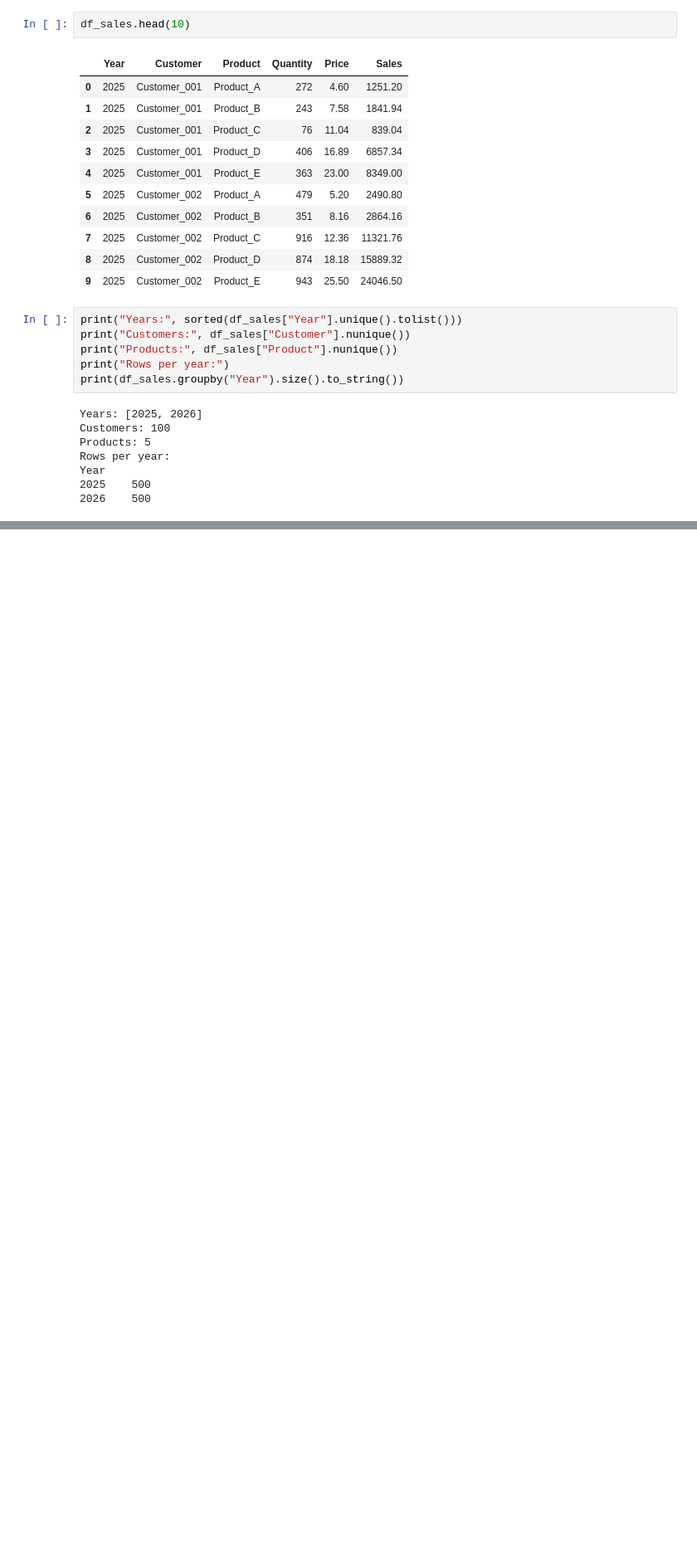
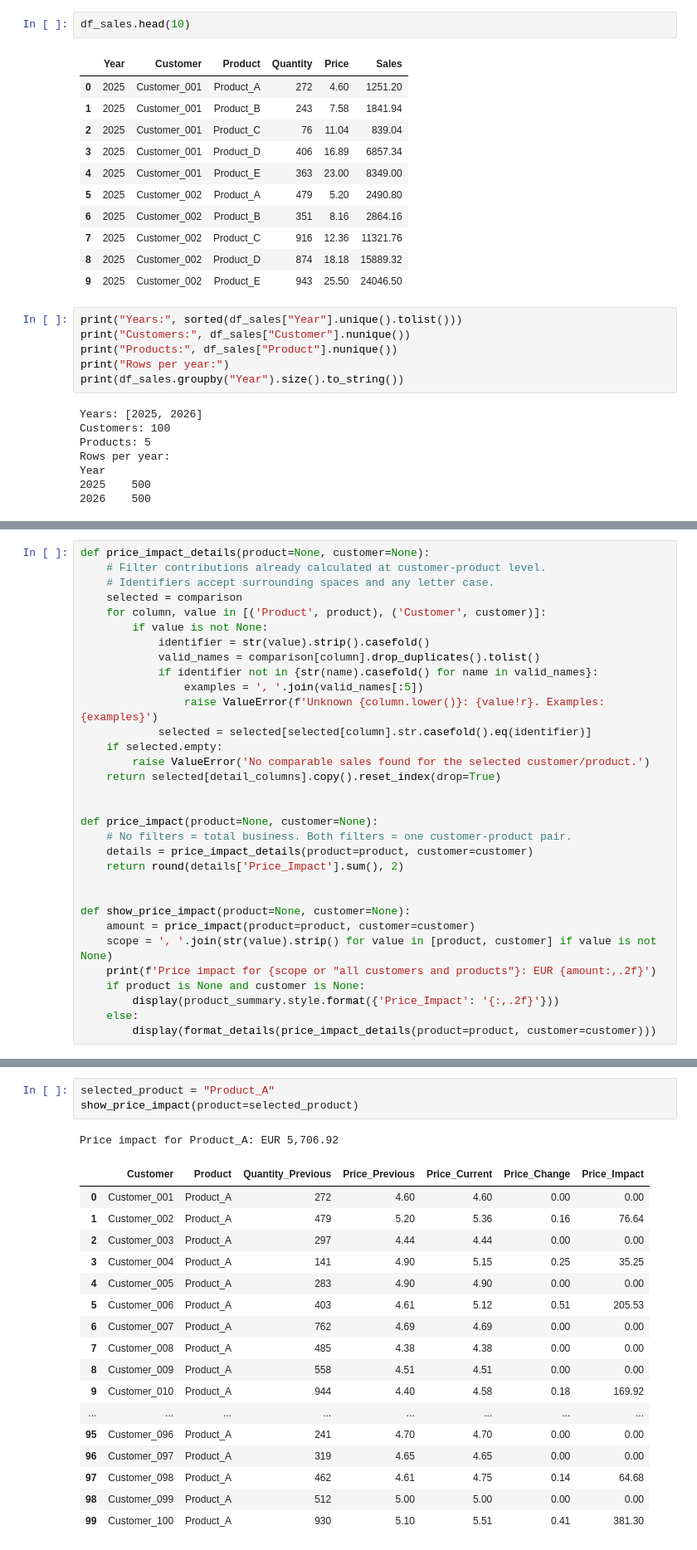
Before and after one commit to StoyanBachvarov/High-School-Math-Exam, a Jupyter notebook: sales_variance_analysis_implementation.ipynb, the cells around one changed output, grey strips where cells are left out. Shown at 83% size. Drawn from its saved outputs; the diff is of its cells as text; blank space fills up the shorter version.

Commit message:
Calculation Price Impact

```diff
--- a/sales_variance_analysis_implementation.ipynb
+++ b/sales_variance_analysis_implementation.ipynb
@@ -52,0 +182,32 @@ Year
+# %%
+def price_impact_details(product=None, customer=None):
+    # Filter contributions already calculated at customer-product level.
+    # Identifiers accept surrounding spaces and any letter case.
+    selected = comparison
+    for column, value in [('Product', product), ('Customer', customer)]:
+        if value is not None:
+            identifier = str(value).strip().casefold()
+            valid_names = comparison[column].drop_duplicates().tolist()
+            if identifier not in {str(name).casefold() for name in valid_names}:
+                examples = ', '.join(valid_names[:5])
+                raise ValueError(f'Unknown {column.lower()}: {value!r}. Examples: {examples}')
+            selected = selected[selected[column].str.casefold().eq(identifier)]
+    if selected.empty:
+        raise ValueError('No comparable sales found for the selected customer/product.')
+    return selected[detail_columns].copy().reset_index(drop=True)
+
+
+def price_impact(product=None, customer=None):
+    # No filters = total business. Both filters = one customer-product pair.
+    details = price_impact_details(product=product, customer=customer)
+    return round(details['Price_Impact'].sum(), 2)
+
+
+def show_price_impact(product=None, customer=None):
+    amount = price_impact(product=product, customer=customer)
+    scope = ', '.join(str(value).strip() for value in [product, customer] if value is not None)
+    print(f'Price impact for {scope or "all customers and products"}: EUR {amount:,.2f}')
+    if product is None and customer is None:
+        display(product_summary.style.format({'Price_Impact': '{:,.2f}'}))
+    else:
+        display(format_details(price_impact_details(product=product, customer=customer)))
@@ -52,0 +218,22 @@ Year
+# %%
+selected_product = "Product_A"
+show_price_impact(product=selected_product)
+# %% [output]
+Price impact for Product_A: EUR 5,706.92
+|  | Customer | Product | Quantity_Previous | Price_Previous | Price_Current | Price_Change | Price_Impact |
+| 0 | Customer_001 | Product_A | 272 | 4.60 | 4.60 | 0.00 | 0.00 |
+| 1 | Customer_002 | Product_A | 479 | 5.20 | 5.36 | 0.16 | 76.64 |
+| 2 | Customer_003 | Product_A | 297 | 4.44 | 4.44 | 0.00 | 0.00 |
+| 3 | Customer_004 | Product_A | 141 | 4.90 | 5.15 | 0.25 | 35.25 |
+| 4 | Customer_005 | Product_A | 283 | 4.90 | 4.90 | 0.00 | 0.00 |
+| 5 | Customer_006 | Product_A | 403 | 4.61 | 5.12 | 0.51 | 205.53 |
+| 6 | Customer_007 | Product_A | 762 | 4.69 | 4.69 | 0.00 | 0.00 |
+| 7 | Customer_008 | Product_A | 485 | 4.38 | 4.38 | 0.00 | 0.00 |
+| 8 | Customer_009 | Product_A | 558 | 4.51 | 4.51 | 0.00 | 0.00 |
+| 9 | Customer_010 | Product_A | 944 | 4.40 | 4.58 | 0.18 | 169.92 |
+| ... | ... | ... | ... | ... | ... | ... | ... |
+| 95 | Customer_096 | Product_A | 241 | 4.70 | 4.70 | 0.00 | 0.00 |
+| 96 | Customer_097 | Product_A | 319 | 4.65 | 4.65 | 0.00 | 0.00 |
+| 97 | Customer_098 | Product_A | 462 | 4.61 | 4.75 | 0.14 | 64.68 |
+| 98 | Customer_099 | Product_A | 512 | 5.00 | 5.00 | 0.00 | 0.00 |
+| 99 | Customer_100 | Product_A | 930 | 5.10 | 5.51 | 0.41 | 381.30 |
```
Also changed, not shown: parts of 17 cells of this notebook.
